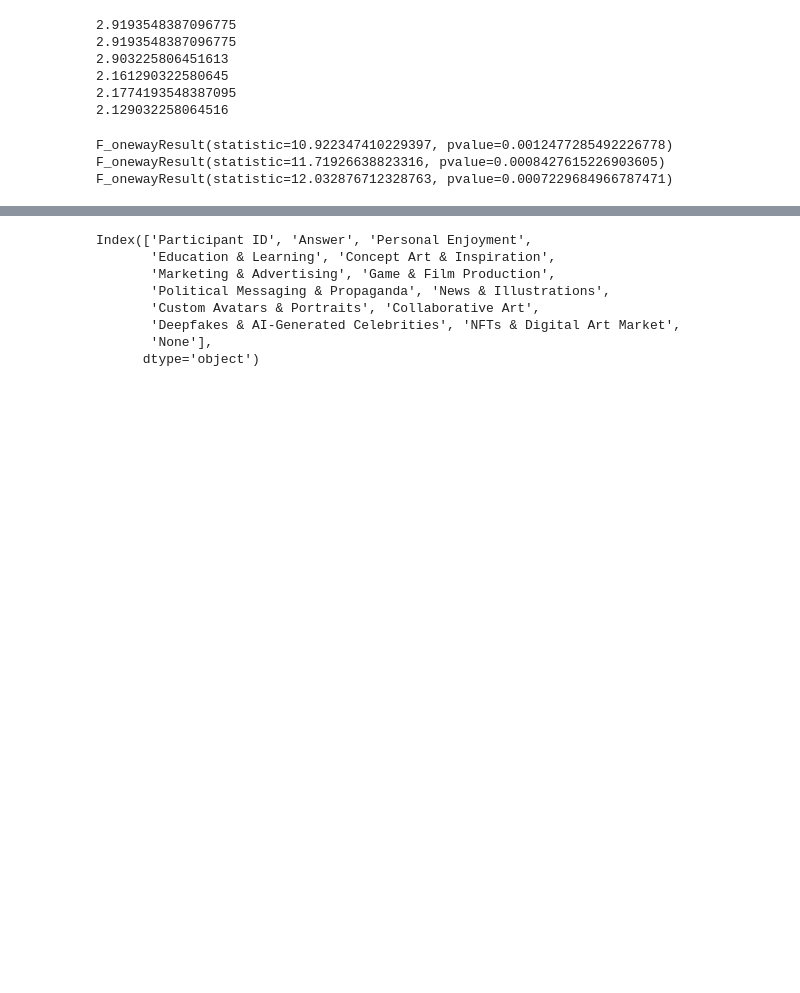
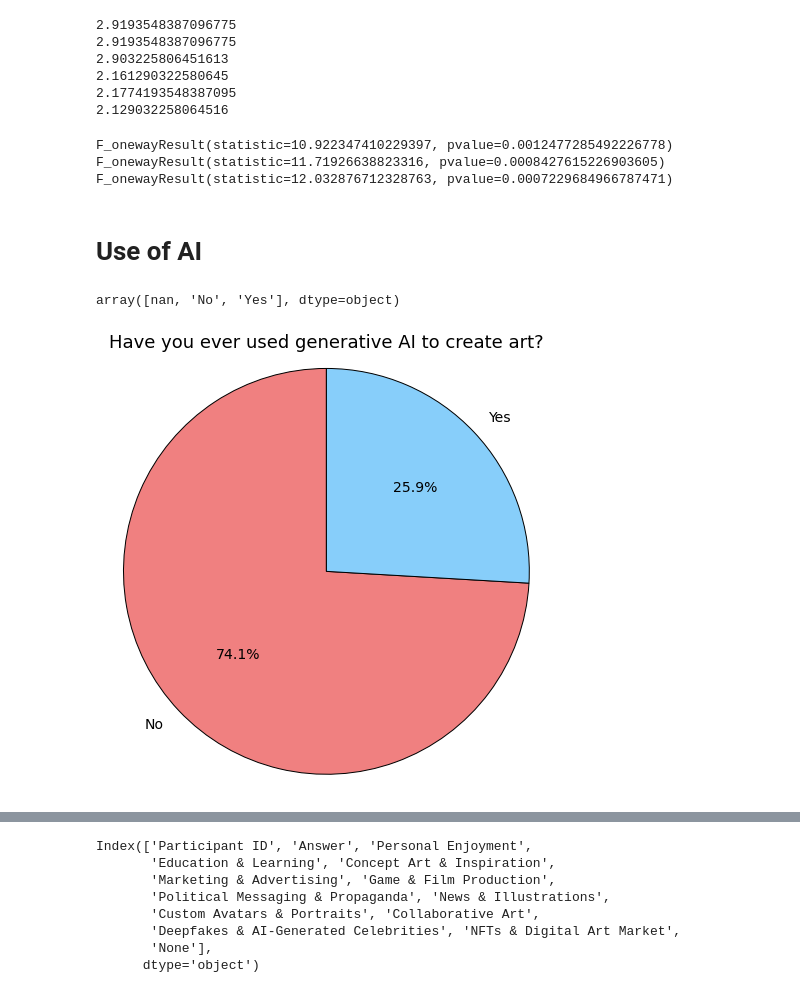
Before and after one commit to anna-poon/ethics-project, a Jupyter notebook: survey_analysis/analysis.ipynb, the cells around one changed output, grey strips where cells are left out. Saved outputs shown, nothing was run; the diff lists cells and outputs as text; code cells hidden in the pictures; blank space fills up the shorter version.

```diff
--- a/survey_analysis/analysis.ipynb
+++ b/survey_analysis/analysis.ipynb
@@ -123,3 +123,24 @@ print(f_oneway(personal_fair, business_fair))
 F_onewayResult(statistic=10.922347410229397, pvalue=0.0012477285492226778)
 F_onewayResult(statistic=11.71926638823316, pvalue=0.0008427615226903605)
 F_onewayResult(statistic=12.032876712328763, pvalue=0.0007229684966787471)
+# %% [markdown]
+# Use of AI
+# %%
+data_df["Have you ever used generative AI to create art? "].unique()
+# %% [output]
+array([nan, 'No', 'Yes'], dtype=object)
+# %%
+used_AI = data_df["Have you ever used generative AI to create art? "].dropna()
+counts = {}
+for val in used_AI:
+    counts[val] = counts.get(val, 0) + 1
+labels = counts.keys()
+sizes = counts.values()
+colors = ['lightcoral', 'lightskyblue']
+plt.figure(figsize=(8,8))
+plt.pie(sizes, labels=labels, colors=colors, autopct='%1.1f%%', startangle=90, wedgeprops={'edgecolor': 'black'}, textprops={'fontsize': 14})
+plt.axis('equal')
+plt.title('Have you ever used generative AI to create art?', size=18)
+plt.show()
+# %% [output]
+[figure, added]
```
Also changed, not shown: parts of 4 cells of this notebook.
